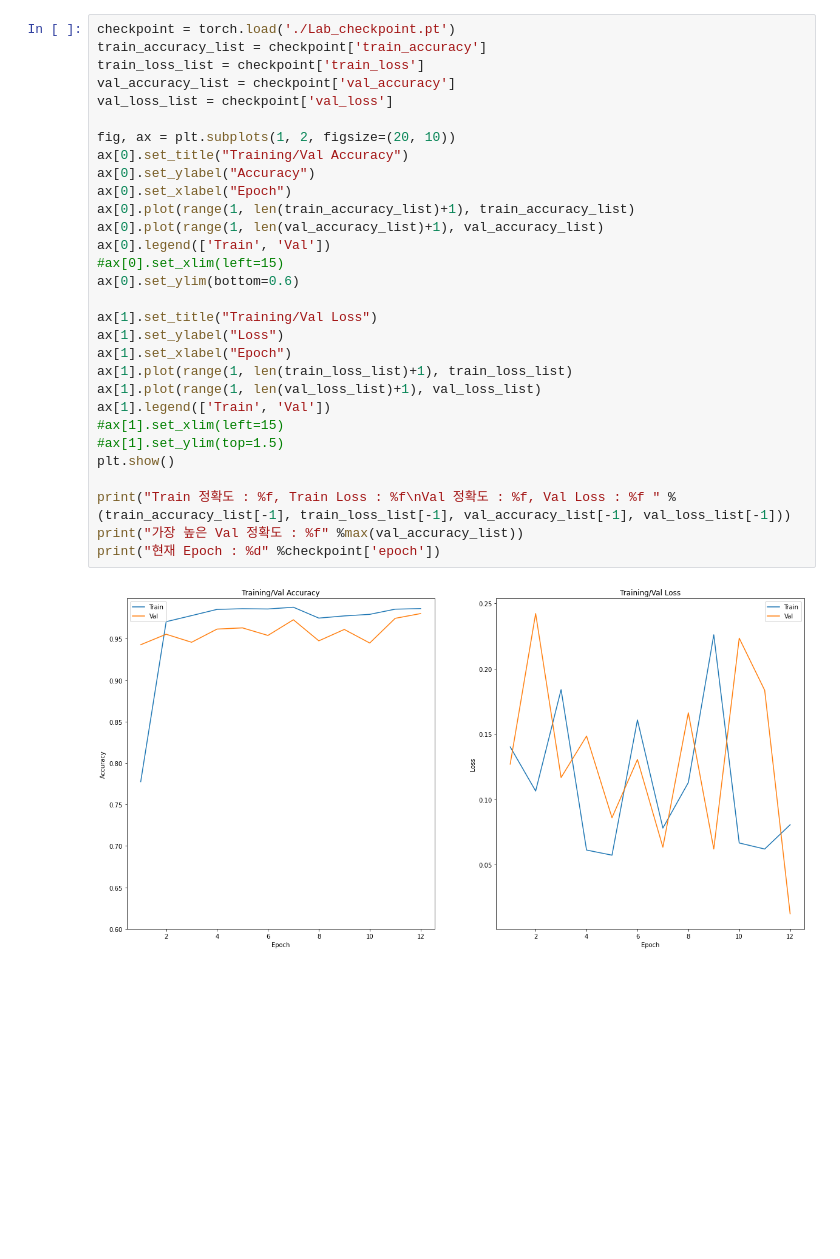
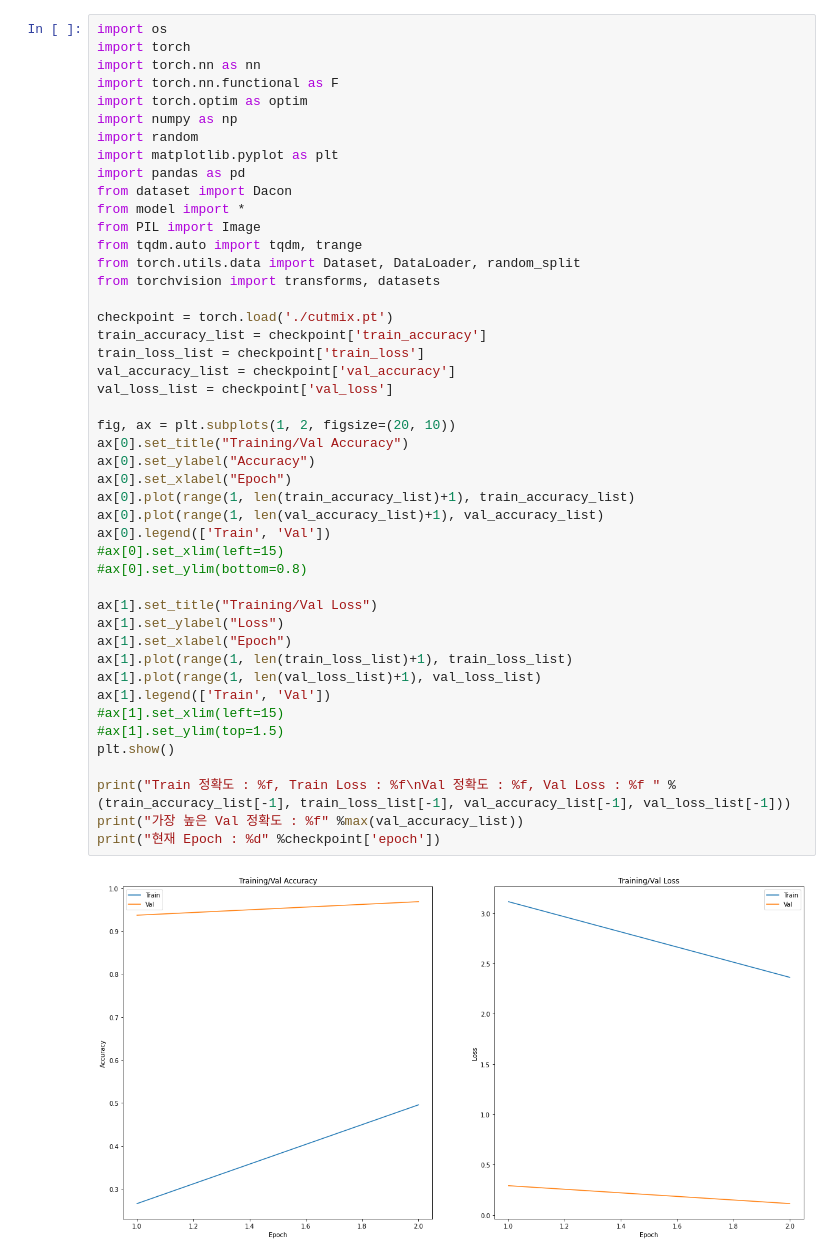
Before and after one commit to CreamNuts/Dacon_landmark, a Jupyter notebook: Train.ipynb, the cells around one changed output. Saved outputs shown, nothing was run; the diff lists cells and outputs as text; blank space fills up the shorter version.

Commit message:
Cutmix

```diff
--- a/Train.ipynb
+++ b/Train.ipynb
@@ -17,32 +1,48 @@ from torchvision import transforms, datasets
 # %%
-checkpoint = torch.load('./Lab_checkpoint.pt')
+import os
+import torch
+import torch.nn as nn
+import torch.nn.functional as F
+import torch.optim as optim
+import numpy as np
+import random
+import matplotlib.pyplot as plt
+import pandas as pd
+from dataset import Dacon
+from model import *
+from PIL import Image
+from tqdm.auto import tqdm, trange
+from torch.utils.data import Dataset, DataLoader, random_split
+from torchvision import transforms, datasets
+
+checkpoint = torch.load('./cutmix.pt')
 train_accuracy_list = checkpoint['train_accuracy']
 train_loss_list = checkpoint['train_loss']
 val_accuracy_list = checkpoint['val_accuracy']
 val_loss_list = checkpoint['val_loss']
 
 fig, ax = plt.subplots(1, 2, figsize=(20, 10))
 ax[0].set_title("Training/Val Accuracy")
 ax[0].set_ylabel("Accuracy")
 ax[0].set_xlabel("Epoch")
 ax[0].plot(range(1, len(train_accuracy_list)+1), train_accuracy_list)
 ax[0].plot(range(1, len(val_accuracy_list)+1), val_accuracy_list)
 ax[0].legend(['Train', 'Val'])
 #ax[0].set_xlim(left=15)
-ax[0].set_ylim(bottom=0.6)
+#ax[0].set_ylim(bottom=0.8)
 
 ax[1].set_title("Training/Val Loss")
 ax[1].set_ylabel("Loss")
 ax[1].set_xlabel("Epoch")
 ax[1].plot(range(1, len(train_loss_list)+1), train_loss_list)
 ax[1].plot(range(1, len(val_loss_list)+1), val_loss_list)
 ax[1].legend(['Train', 'Val'])
 #ax[1].set_xlim(left=15)
 #ax[1].set_ylim(top=1.5)
 plt.show()
 
 print("Train 정확도 : %f, Train Loss : %f\nVal 정확도 : %f, Val Loss : %f " %(train_accuracy_list[-1], train_loss_list[-1], val_accuracy_list[-1], val_loss_list[-1]))
 print("가장 높은 Val 정확도 : %f" %max(val_accuracy_list))
 print("현재 Epoch : %d" %checkpoint['epoch'])
 # %% [output]
-[figure, old version]
+[figure, new version]
```
Also changed, not shown: parts of 2 cells of this notebook, 1 other file.
